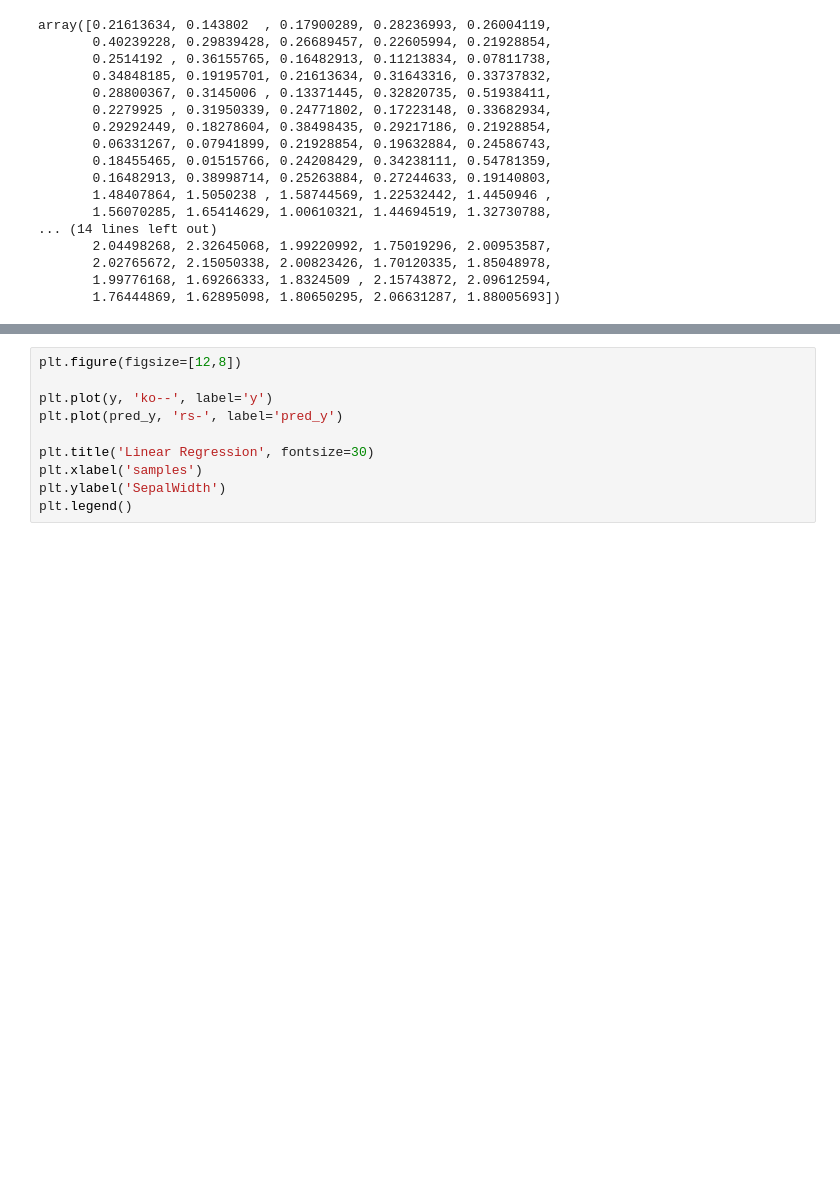
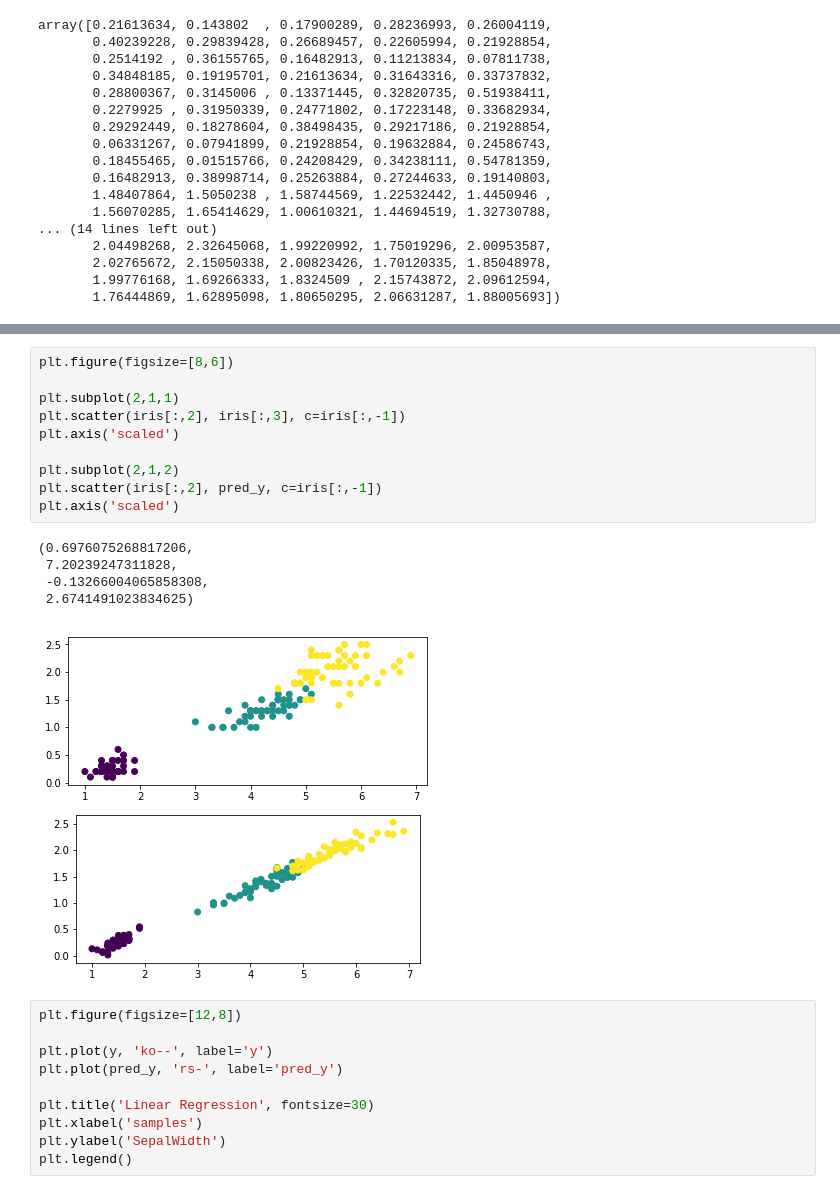
Before and after one commit to gubosd/lecture11, a Jupyter notebook: 머신러닝/01_머신러닝기초_01_아이리스적용.ipynb, the cells around one changed output, grey strips where cells are left out. Saved outputs shown, nothing was run; the diff lists cells and outputs as text; blank space fills up the shorter version.

```diff
--- a/머신러닝/01_머신러닝기초_01_아이리스적용.ipynb
+++ b/머신러닝/01_머신러닝기초_01_아이리스적용.ipynb
@@ -247,3 +254,19 @@ array([0.21613634, 0.143802  , 0.17900289, 0.28236993, 0.26004119,
+# %%
+plt.figure(figsize=[8,6])
+
+plt.subplot(2,1,1)
+plt.scatter(iris[:,2], iris[:,3], c=iris[:,-1])
+plt.axis('scaled')
+
+plt.subplot(2,1,2)
+plt.scatter(iris[:,2], pred_y, c=iris[:,-1])
+plt.axis('scaled')
+# %% [output]
+(0.6976075268817206,
+ 7.20239247311828,
+ -0.13266004065858308,
+ 2.6741491023834625)
+[figure, added]
 # %%
 plt.figure(figsize=[12,8])
 
```
Also changed, not shown: parts of 6 cells of this notebook, 2 other files.
